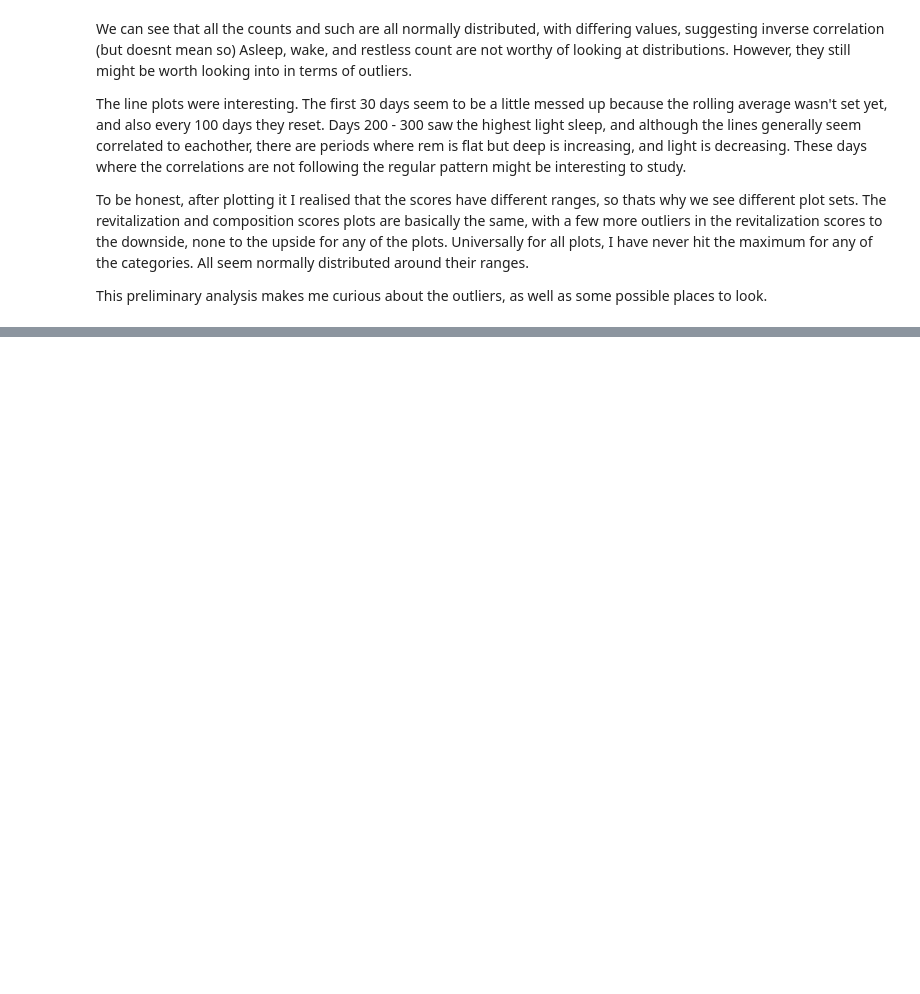
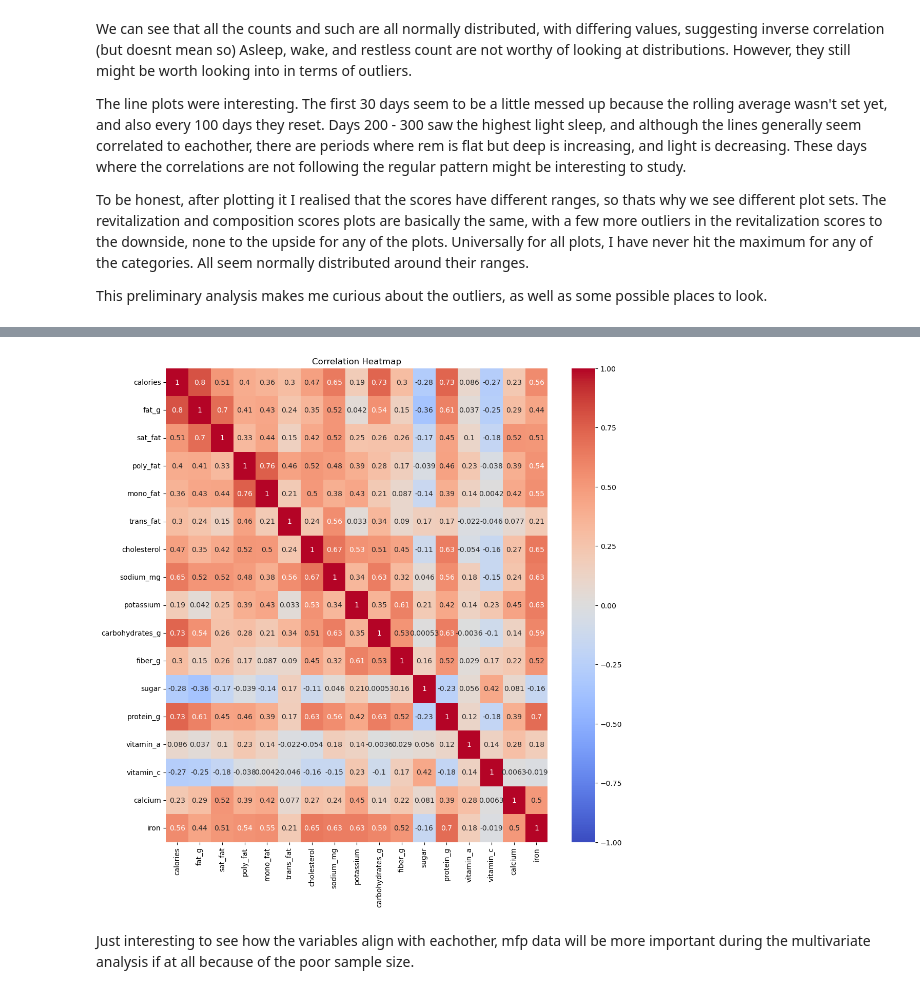
Before and after one commit to Saatvik1/Fishbit, a Jupyter notebook: notebooks/6.0-ss-EDA.ipynb, the cells around one changed output, grey strips where cells are left out. Cells and saved outputs as stored; diff of their text form; code cells hidden in the pictures; blank space fills up the shorter version.

```diff
--- a/notebooks/6.0-ss-EDA.ipynb
+++ b/notebooks/6.0-ss-EDA.ipynb
@@ -516,0 +689,4 @@ This preliminary analysis makes me curious about the outliers, as well as some p
+# %%
+mfp_df = pd.read_csv(data_path + 'initial_clean_mfp.csv')
+
+mfp_df.info()
@@ -516,0 +723,15 @@ This preliminary analysis makes me curious about the outliers, as well as some p
+# %%
+mfp_corr_matrix = mfp_df.iloc[:, 2:].corr()
+plt.figure(figsize=(12, 12))
+sns.heatmap(
+    mfp_corr_matrix,
+    annot=True,          # Display correlation values
+    cmap="coolwarm",     # Color map
+    vmin=-1, vmax=1      # Fix the range of correlations
+)
+plt.title("Correlation Heatmap")
+plt.show()
+# %% [output]
+[figure, added]
+# %% [markdown]
+Just interesting to see how the variables align with eachother, mfp data will be more important during the multivariate analysis if at all because of the poor sample size.
```
Also changed, not shown: parts of 20 cells of this notebook.
